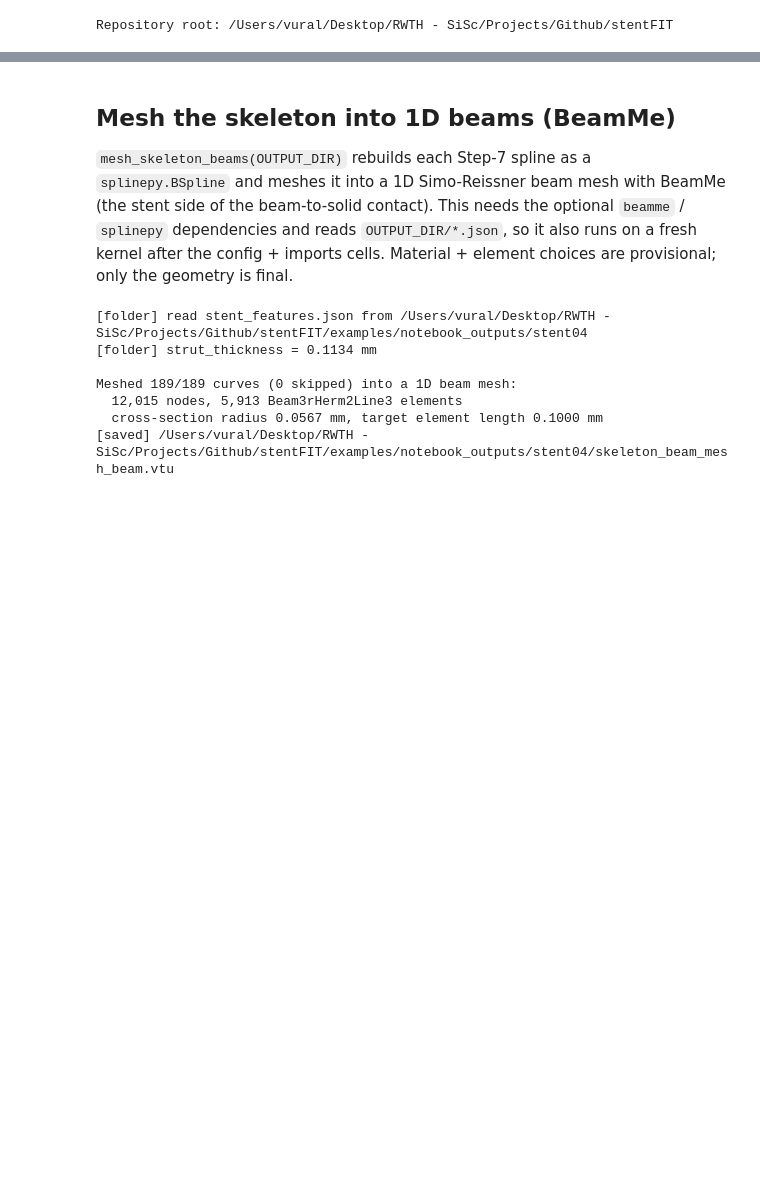
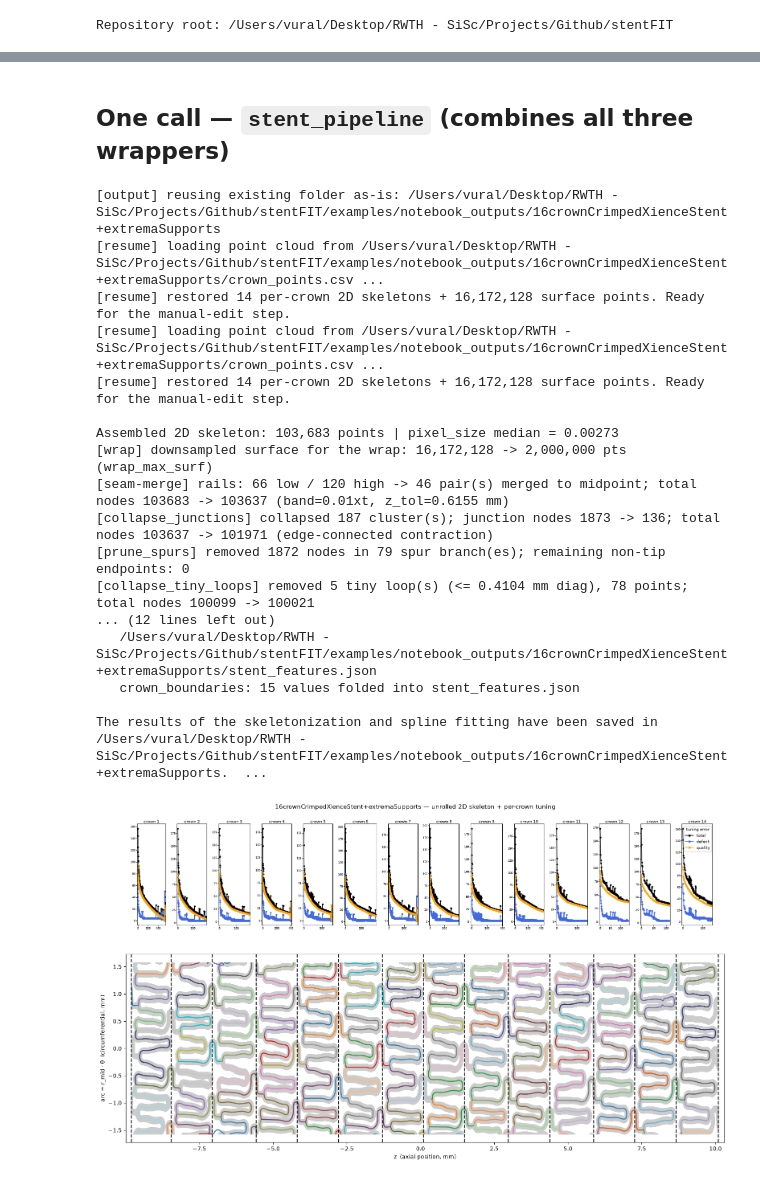
Before and after one commit to VuralAktas/stentFIT, a Jupyter notebook: examples/stent_skeleton.ipynb, the cells around one changed output, grey strips where cells are left out. Drawn from its saved outputs; the diff is of its cells as text; code cells hidden in the pictures; blank space fills up the shorter version.

Commit message:
wrapping the pipeline in three main functions

```diff
--- a/examples/stent_skeleton.ipynb
+++ b/examples/stent_skeleton.ipynb
@@ -131,3 +178 @@ def run_skeletonization_2d():
     }
-# %%
-state = run_skeletonization_2d()
@@ -178,7 +212,3 @@ def resume_and_edit_crowns(output_dir, state=None):
     state.update(assemble_2d_skeleton(state['crown_2d']))
     state['surf_df'] = state['stent_df']
     return state
-# %%
-# Normal run: pass the in-memory `state`. After a kernel restart, `state` is undefined
-# and this reloads the Step-5.4 checkpoint from disk automatically.
-state = resume_and_edit_crowns(OUTPUT_DIR, globals().get('state'))
@@ -225,5 +259,3 @@ def finalize_skeleton(state):
     state['skeleton_curves']  = skeleton_curves
     state['skeleton_splines'] = skeleton_splines
     return state
-# %%
-state = finalize_skeleton(state)
@@ -256,18 +262,2 @@ The results of the skeletonization and spline fitting have been saved in /Users/
-# %% [markdown]
-## Mesh the skeleton into 1D beams (BeamMe)
-
-`mesh_skeleton_beams(OUTPUT_DIR)` rebuilds each Step-7 spline as a `splinepy.BSpline`
-and meshes it into a 1D Simo-Reissner beam mesh with BeamMe (the stent side of the
-beam-to-solid contact). This needs the optional `beamme` / `splinepy` dependencies and
-reads `OUTPUT_DIR/*.json`, so it also runs on a fresh kernel after the config + imports
-cells. Material + element choices are provisional; only the geometry is final.
-# %%
-beam_mesh = mesh_skeleton_beams(OUTPUT_DIR)
-# %% [output]
-[folder] read stent_features.json from /Users/vural/Desktop/RWTH - SiSc/Projects/Github/stentFIT/examples/notebook_outputs/stent04
-[folder] strut_thickness = 0.1134 mm
-
-Meshed 189/189 curves (0 skipped) into a 1D beam mesh:
-  12,015 nodes, 5,913 Beam3rHerm2Line3 elements
-  cross-section radius 0.0567 mm, target element length 0.1000 mm
-[saved] /Users/vural/Desktop/RWTH - SiSc/Projects/Github/stentFIT/examples/notebook_outputs/stent04/skeleton_beam_mesh_beam.vtu
+# %% [markdown]
+## One call — `stent_pipeline` (combines all three wrappers)
@@ -273,0 +337,46 @@ Meshed 189/189 curves (0 skipped) into a 1D beam mesh:
+# %%
+# Full run from an STL:
+# state = stent_pipeline(STENT_STL_FILE)
+
+state = stent_pipeline( mesh_beams=True,
+                        repo_root=REPO_ROOT,
+                        stent_name=STENT_NAME,
+                        n_points=N_POINTS,
+                        max_display=MAX_DISPLAY,
+                        remove_supports=REMOVE_SUPPORTS,
+                        random_seed=RANDOM_SEED,
+                        auto_tune=AUTO_TUNE,
+                        pixels_per_strut=PIXELS_PER_STRUT,
+                        dilate_px=DILATE_PX,
+                        pad_fraction=PAD_FRACTION,
+                        tune_time_limit=TUNE_TIME_LIMIT,
+                        quality_gamma=QUALITY_GAMMA,
+                        seam_tol_frac=SEAM_TOL_FRAC,
+                        crown_halo_frac=CROWN_HALO_FRAC,
+                        wrap_max_surf=WRAP_MAX_SURF,
+                        seam_z_tol_frac=SEAM_Z_TOL_FRAC,
+                        prune_tip_frac=PRUNE_TIP_FRAC,
+                        l_el=L_EL,
+                        youngs_modulus=YOUNGS_MODULUS,
+                        poisson_ratio=POISSON_RATIO,
+                        density=DENSITY,
+                        beam_class_label=BEAM_CLASS_LABEL)
+# %% [output]
+[output] reusing existing folder as-is: /Users/vural/Desktop/RWTH - SiSc/Projects/Github/stentFIT/examples/notebook_outputs/16crownCrimpedXienceStent+extremaSupports
+[resume] loading point cloud from /Users/vural/Desktop/RWTH - SiSc/Projects/Github/stentFIT/examples/notebook_outputs/16crownCrimpedXienceStent+extremaSupports/crown_points.csv ...
+[resume] restored 14 per-crown 2D skeletons + 16,172,128 surface points. Ready for the manual-edit step.
+[resume] loading point cloud from /Users/vural/Desktop/RWTH - SiSc/Projects/Github/stentFIT/examples/notebook_outputs/16crownCrimpedXienceStent+extremaSupports/crown_points.csv ...
+[resume] restored 14 per-crown 2D skeletons + 16,172,128 surface points. Ready for the manual-edit step.
+
+Assembled 2D skeleton: 103,683 points | pixel_size median = 0.00273
+[wrap] downsampled surface for the wrap: 16,172,128 -> 2,000,000 pts (wrap_max_surf)
+[seam-merge] rails: 66 low / 120 high -> 46 pair(s) merged to midpoint; total nodes 103683 -> 103637 (band=0.01xt, z_tol=0.6155 mm)
+[collapse_junctions] collapsed 187 cluster(s); junction nodes 1873 -> 136; total nodes 103637 -> 101971 (edge-connected contraction)
+[prune_spurs] removed 1872 nodes in 79 spur branch(es); remaining non-tip endpoints: 0
+[collapse_tiny_loops] removed 5 tiny loop(s) (<= 0.4104 mm diag), 78 points; total nodes 100099 -> 100021
+... (12 lines left out)
+   /Users/vural/Desktop/RWTH - SiSc/Projects/Github/stentFIT/examples/notebook_outputs/16crownCrimpedXienceStent+extremaSupports/stent_features.json
+   crown_boundaries: 15 values folded into stent_features.json
+
+The results of the skeletonization and spline fitting have been saved in /Users/vural/Desktop/RWTH - SiSc/Projects/Github/stentFIT/examples/notebook_outputs/16crownCrimpedXienceStent+extremaSupports.  ...
+[figure, added]
```
Also changed, not shown: parts of 12 cells of this notebook, 1 other file.
